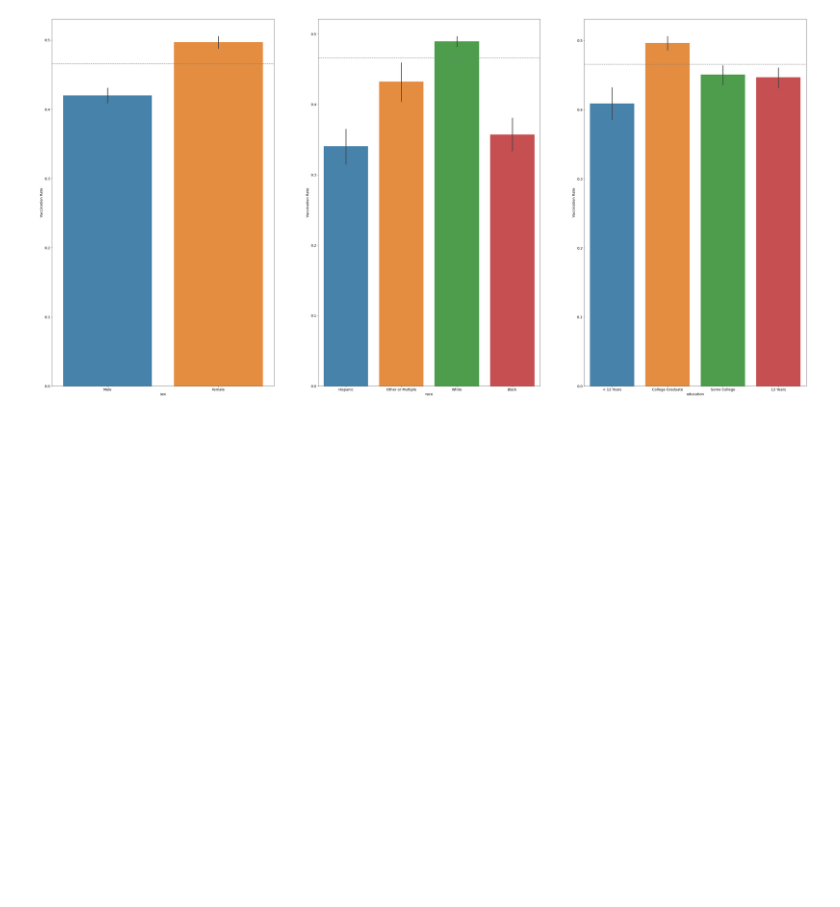
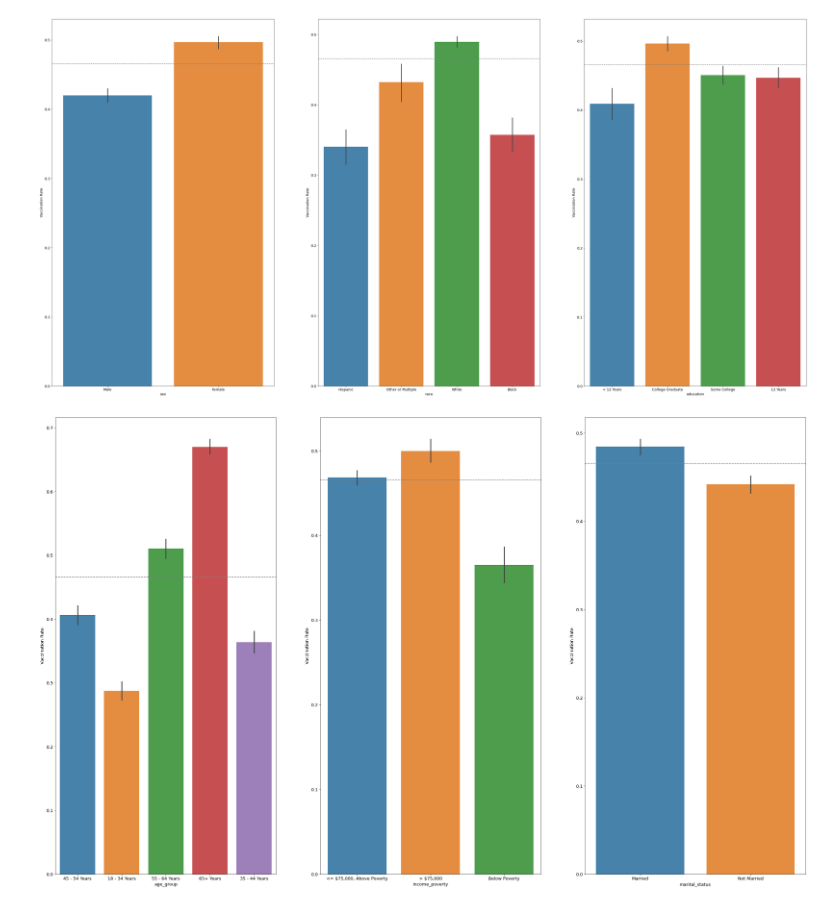
Before and after one commit to JadaShipp/predicting_flu, a Jupyter notebook: explore.ipynb, the cells around one changed output. Saved outputs shown, nothing was run; the diff lists cells and outputs as text; code cells hidden in the pictures; blank space fills up the shorter version.

Commit message:
added 3 more explore graphs

```diff
--- a/explore.ipynb
+++ b/explore.ipynb
@@ -364,11 +360,13 @@ for i, feature in enumerate(features):
 # %%
 features = ['age_group', 'income_poverty', 'marital_status']
 
 _, ax = plt.subplots(nrows=1, ncols=3, figsize=(40,25))
 
-vaccination_rate = h1n1_sea.h1n1_vaccine.mean()
+vaccination_rate = seasonal_train.seasonal_vaccine.mean()
 
 for i, feature in enumerate(features):
-    sns.barplot(feature, 'h1n1_vaccine', data=h1n1_train, ax=ax[i], alpha=.9)
+    sns.barplot(feature, 'seasonal_vaccine', data=seasonal_train, ax=ax[i], alpha=.9)
     ax[i].set_ylabel('Vaccination Rate')
     ax[i].axhline(vaccination_rate, ls='--', color='grey')
+# %% [output]
+[figure, added]
```
Also changed, not shown: parts of 7 cells of this notebook.
